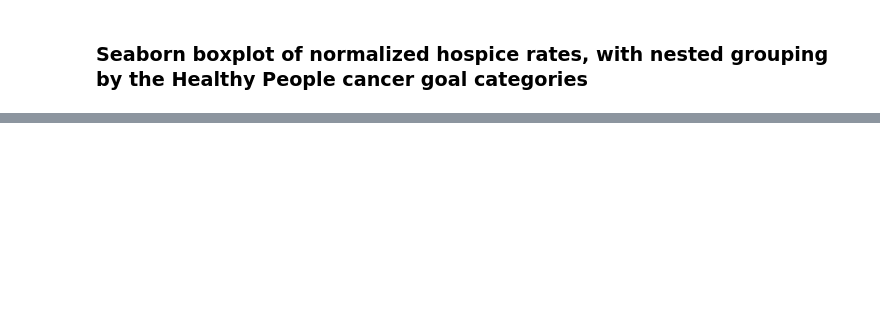
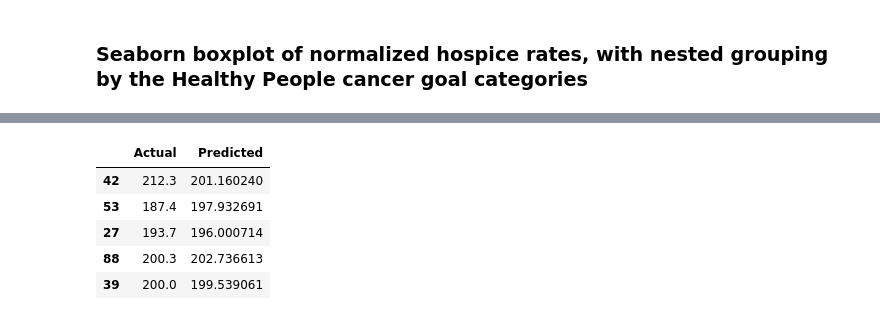
Before and after one commit to blackmonica/vanderbilt-aspire-data-essentials, a Jupyter notebook: Smile.ipynb, the cells around one changed output, grey strips where cells are left out. Drawn from its saved outputs; the diff is of its cells as text; code cells hidden in the pictures; blank space fills up the shorter version.

```diff
--- a/Smile.ipynb
+++ b/Smile.ipynb
@@ -395,0 +464,2 @@ sns.boxplot(x = 'Met_Health_People_Objective', y = 'normalized_hospice_rate',dat
+# %%
+X_train, X_test, y_train, y_test = train_test_split(X, y ,test_size = 0.20, random_state = 44)
@@ -395,0 +471,2 @@ sns.boxplot(x = 'Met_Health_People_Objective', y = 'normalized_hospice_rate',dat
+# %%
+y_pred = regr.predict(X_test)
@@ -395,0 +487,11 @@ sns.boxplot(x = 'Met_Health_People_Objective', y = 'normalized_hospice_rate',dat
+# %%
+predictions = {'Actual':y_test,'Predicted':y_pred}
+predictions_df = pd.DataFrame(data = predictions)
+predictions_df.head()
+# %% [output]
+|  | Actual | Predicted |
+| 42 | 212.3 | 201.160240 |
+| 53 | 187.4 | 197.932691 |
+| 27 | 193.7 | 196.000714 |
+| 88 | 200.3 | 202.736613 |
+| 39 | 200.0 | 199.539061 |
```
Also changed, not shown: parts of 21 cells of this notebook.
